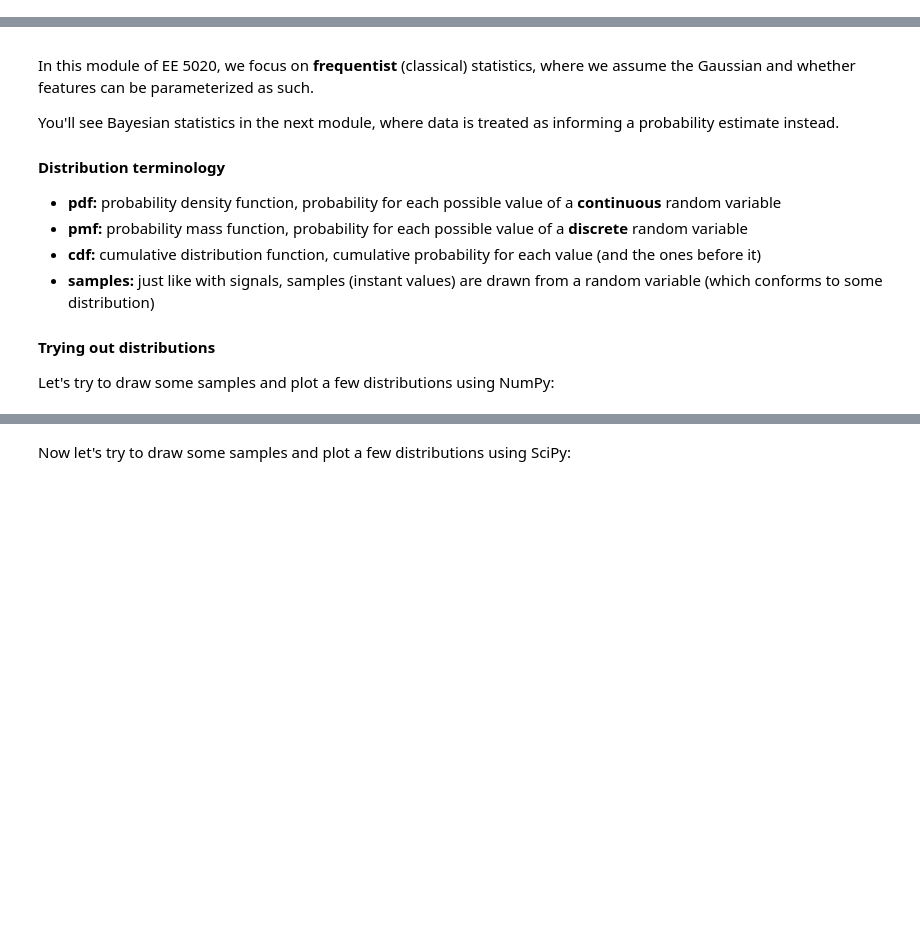
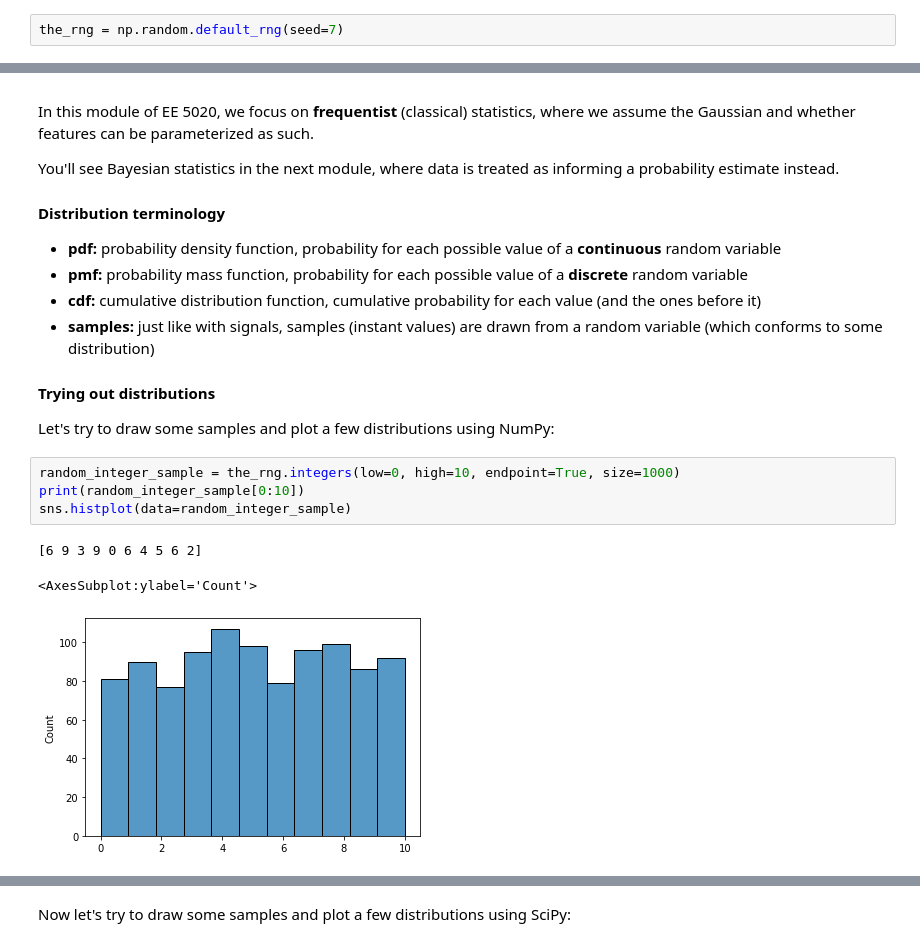
Before and after one commit to curtywang/ee5020-notes-fa22, a Jupyter notebook: day04_soln/analysis_modeling_dists.ipynb, the cells around one changed output, grey strips where cells are left out. Cells and saved outputs as stored; diff of their text form; blank space fills up the shorter version.

```diff
--- a/day04_soln/analysis_modeling_dists.ipynb
+++ b/day04_soln/analysis_modeling_dists.ipynb
@@ -5,3 +11,5 @@
+# %%
+the_rng = np.random.default_rng(seed=7)
 # %% [markdown]
 ## Basic modeling and inference of data
 
@@ -35,3 +43,11 @@ You'll see Bayesian statistics in the next module, where data is treated as info
 #### Trying out distributions
 
 Let's try to draw some samples and plot a few distributions using NumPy:
+# %%
+random_integer_sample = the_rng.integers(low=0, high=10, endpoint=True, size=1000)
+print(random_integer_sample[0:10])
+sns.histplot(data=random_integer_sample)
+# %% [output]
+[6 9 3 9 0 6 4 5 6 2]
+<AxesSubplot:ylabel='Count'>
+[figure, added]
```
Also changed, not shown: parts of 20 cells of this notebook, 2 other files.
